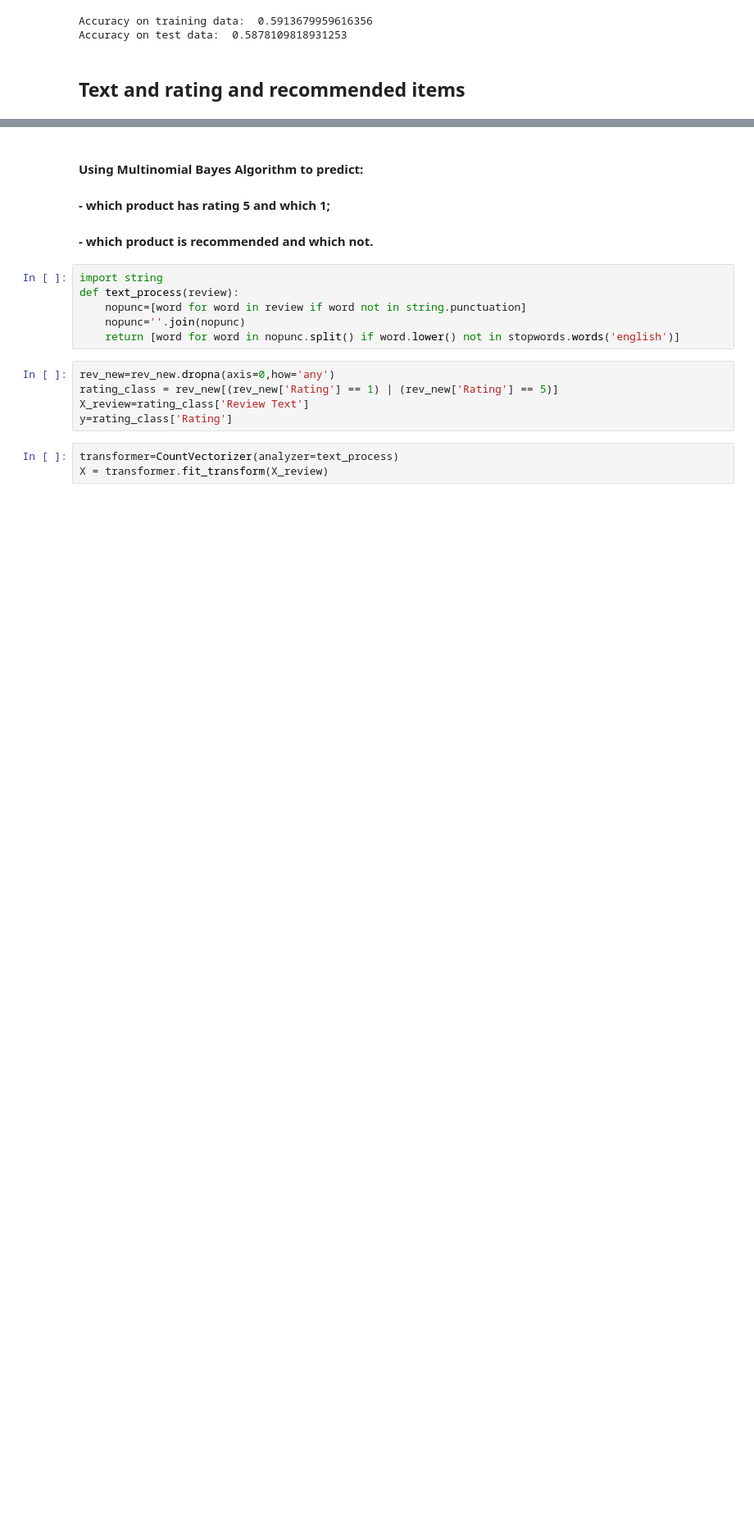
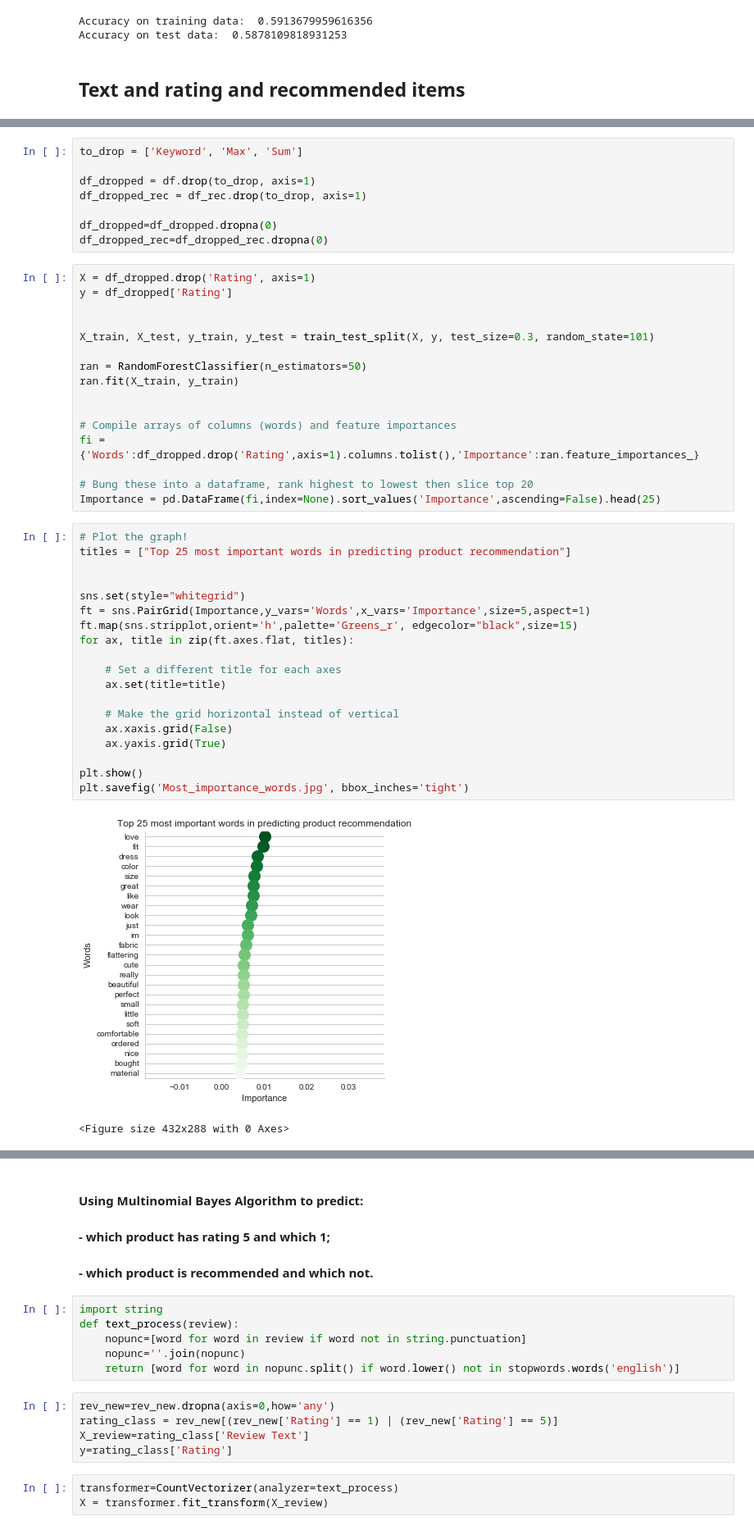
Before and after one commit to LisaB83/Analysis-on-e-commerce-reviews, a Jupyter notebook: Capstone_Project_Machine_Learning.ipynb, the cells around one changed output, grey strips where cells are left out. Shown at 82% size. Saved outputs shown, nothing was run; the diff lists cells and outputs as text; blank space fills up the shorter version.

```diff
--- a/Capstone_Project_Machine_Learning.ipynb
+++ b/Capstone_Project_Machine_Learning.ipynb
@@ -686,0 +727,46 @@ filtered_text = RT_tfidf[:, list(filtered_words)]
+# %%
+to_drop = ['Keyword', 'Max', 'Sum']
+
+df_dropped = df.drop(to_drop, axis=1)
+df_dropped_rec = df_rec.drop(to_drop, axis=1)
+
+df_dropped=df_dropped.dropna(0)
+df_dropped_rec=df_dropped_rec.dropna(0)
+# %%
+X = df_dropped.drop('Rating', axis=1)
+y = df_dropped['Rating']
+
+
+X_train, X_test, y_train, y_test = train_test_split(X, y, test_size=0.3, random_state=101)
+
+ran = RandomForestClassifier(n_estimators=50)
+ran.fit(X_train, y_train)
+
+
+# Compile arrays of columns (words) and feature importances
+fi = {'Words':df_dropped.drop('Rating',axis=1).columns.tolist(),'Importance':ran.feature_importances_}
+
+# Bung these into a dataframe, rank highest to lowest then slice top 20
+Importance = pd.DataFrame(fi,index=None).sort_values('Importance',ascending=False).head(25)
+# %%
+# Plot the graph!
+titles = ["Top 25 most important words in predicting product recommendation"]
+
+
+sns.set(style="whitegrid")
+ft = sns.PairGrid(Importance,y_vars='Words',x_vars='Importance',size=5,aspect=1)
+ft.map(sns.stripplot,orient='h',palette='Greens_r', edgecolor="black",size=15)
+for ax, title in zip(ft.axes.flat, titles):
+
+    # Set a different title for each axes
+    ax.set(title=title)
+
+    # Make the grid horizontal instead of vertical
+    ax.xaxis.grid(False)
+    ax.yaxis.grid(True)
+
+plt.show()
+plt.savefig('Most_importance_words.jpg', bbox_inches='tight')
+# %% [output]
+[figure, added]
+<Figure size 432x288 with 0 Axes>
```
Also changed, not shown: parts of 14 cells of this notebook.
